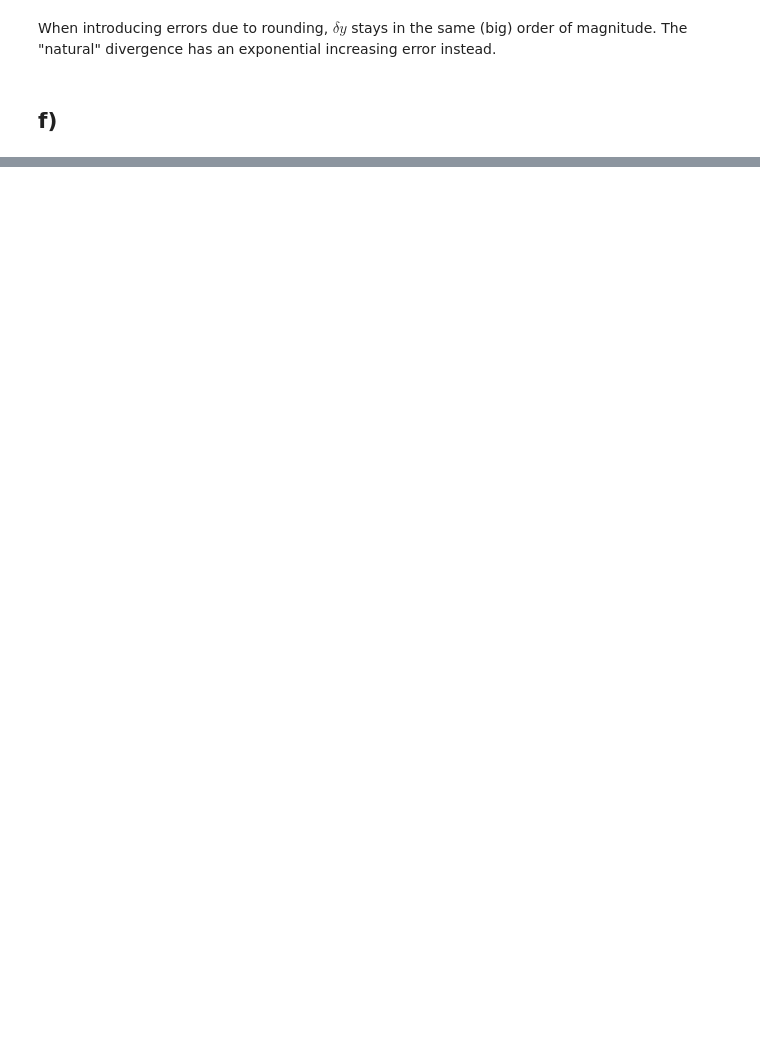
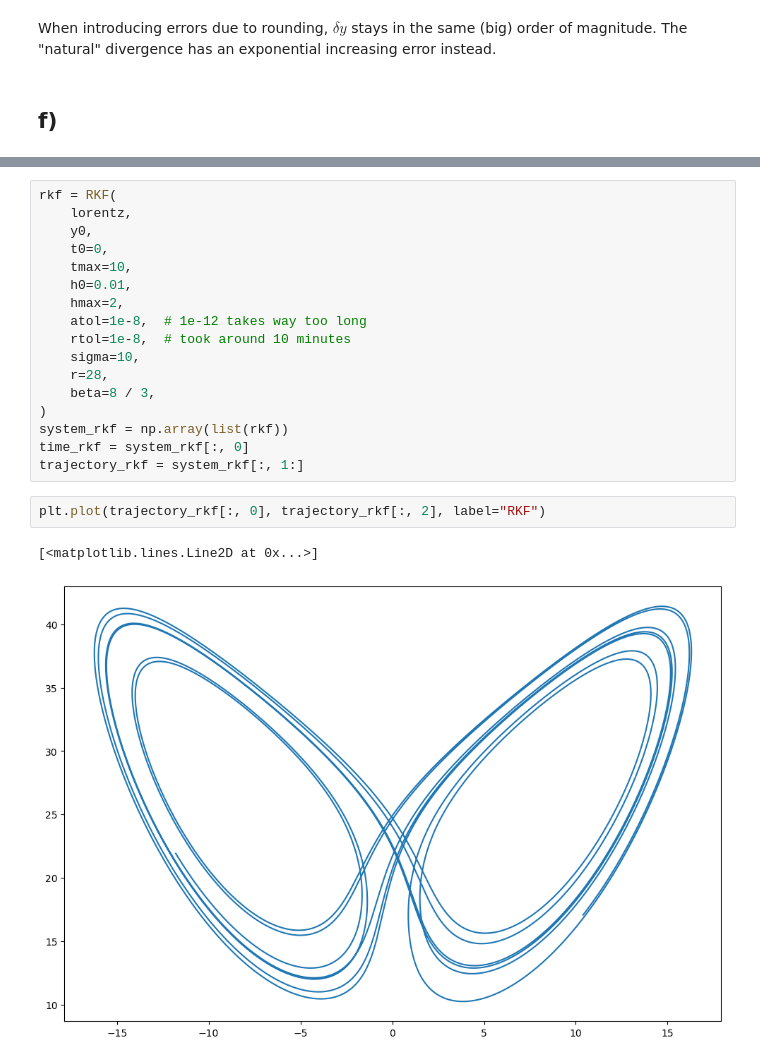
Before and after one commit to FSchierok/compPhys, a Jupyter notebook: Sheet04/A2.ipynb, the cells around one changed output, grey strips where cells are left out. Drawn from its saved outputs; the diff is of its cells as text; blank space fills up the shorter version.

```diff
--- a/Sheet04/A2.ipynb
+++ b/Sheet04/A2.ipynb
@@ -319,0 +393,22 @@ plt.plot(rs, liap, ".")
+# %%
+rkf = RKF(
+    lorentz,
+    y0,
+    t0=0,
+    tmax=10,
+    h0=0.01,
+    hmax=2,
+    atol=1e-8,  # 1e-12 takes way too long
+    rtol=1e-8,  # took around 10 minutes
+    sigma=10,
+    r=28,
+    beta=8 / 3,
+)
+system_rkf = np.array(list(rkf))
+time_rkf = system_rkf[:, 0]
+trajectory_rkf = system_rkf[:, 1:]
+# %%
+plt.plot(trajectory_rkf[:, 0], trajectory_rkf[:, 2], label="RKF")
+# %% [output]
+[<matplotlib.lines.Line2D at 0x...>]
+[figure, added]
```
Also changed, not shown: parts of 17 cells of this notebook.
